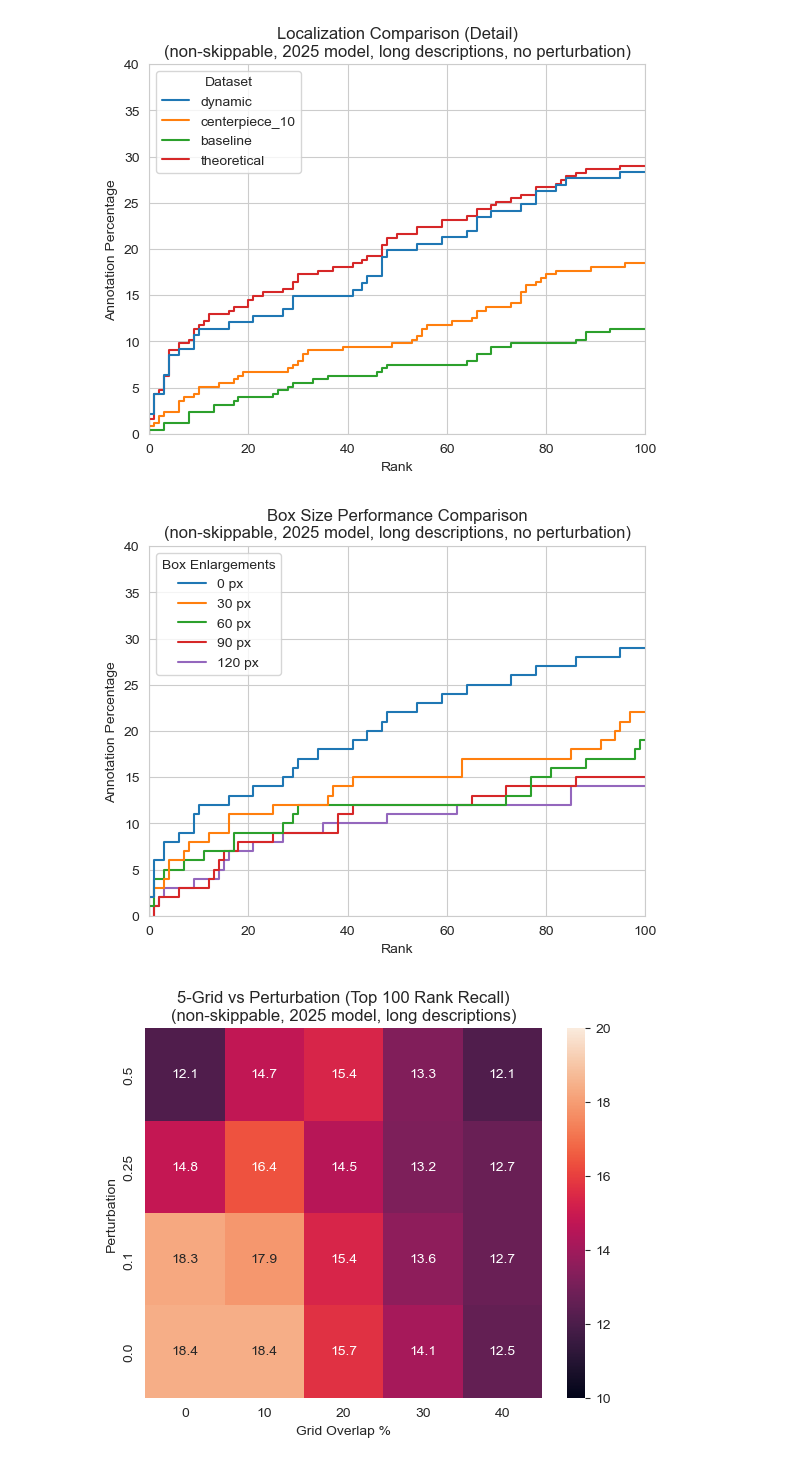
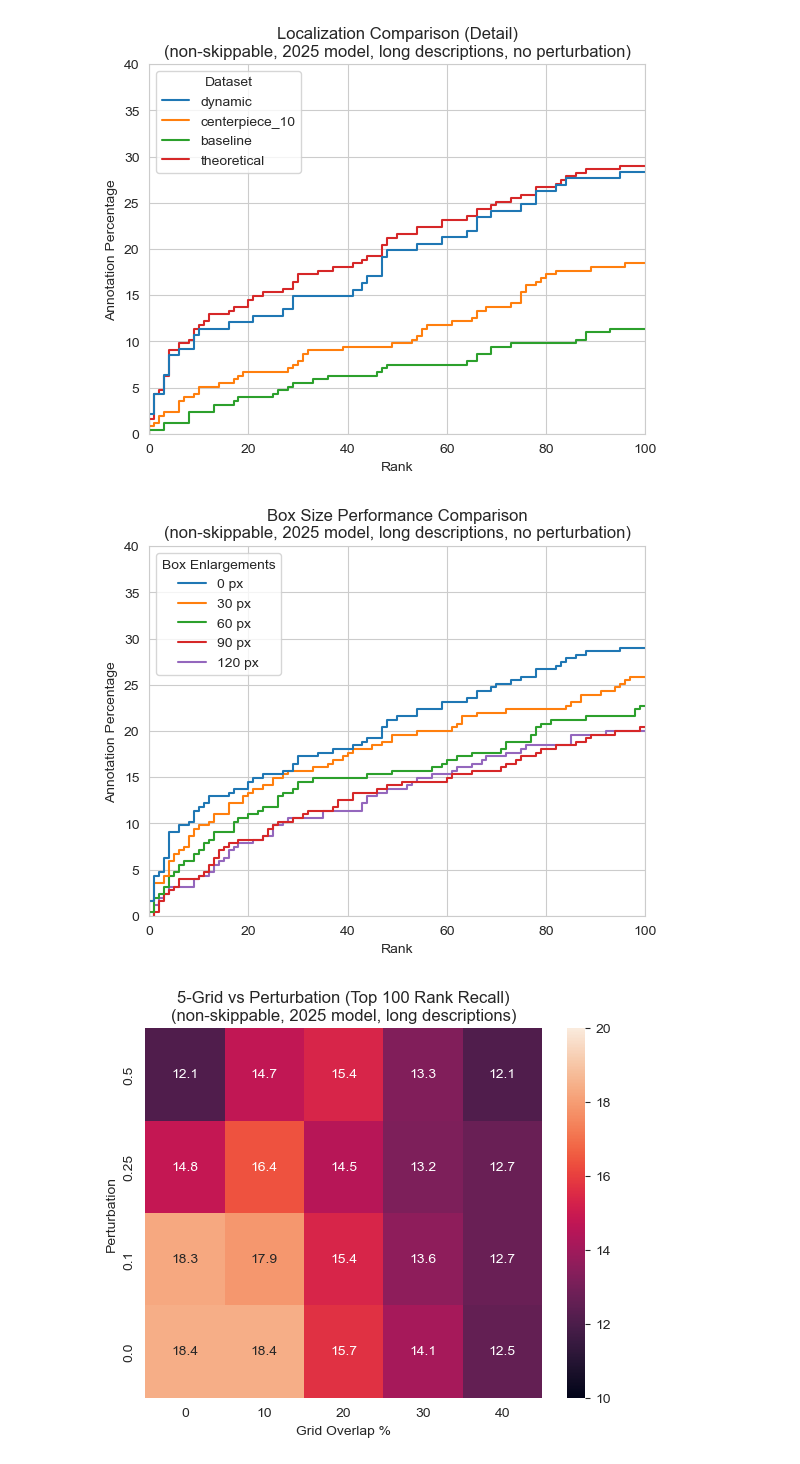
Before and after one commit to eceltov/V3Project, a Jupyter notebook: graphs.ipynb, the cells around one changed output. Cells and saved outputs as stored; diff of their text form; code cells hidden in the pictures.

Commit message:
updated graphs

```diff
--- a/graphs.ipynb
+++ b/graphs.ipynb
@@ -498,35 +413,19 @@ plot_cumulative("Localization Comparison (Detail)\n(non-skippable, 2025 model, l
 # %%
 filtered = get_filtered_ranks_optimal(skippable=False, model_year=2025, description_kind="long")
 filtered_static = get_filtered_ranks(skippable=False, model_year=2025, description_kind="long", kind="whole")
-filtered_static
-# filtered.reset_index()
-# area_incs = []
-# for index, row in filtered.iterrows():
-#   filter = (filtered["author"] == row["author"]) & (filtered["skippable"] == row["skippable"]) & (filtered["annotation_id"] == row["annotation_id"])
-#   base = filtered[filter & (filtered["box_enlargements"] == 0)]
-#   area_incs.append(int(row.area) / int(base.area))
-# filtered.insert(0, "area_inc", area_incs)
-
-filtered = pd.concat([
-  filtered[filtered.box_enlargements == 0][:100],
-  filtered[filtered.box_enlargements == 1][:100],
-  filtered[filtered.box_enlargements == 2][:100],
-  filtered[filtered.box_enlargements == 3][:100],
-  filtered[filtered.box_enlargements == 4][:100],
-])
 
 fig, ax = plt.subplots()
 ax.set_xlabel("Rank")
 ax.set_ylabel("Annotation Percentage")
 hue = filtered[["box_enlargements"]].apply(lambda row: f"{row.box_enlargements * 30} px", axis=1)
 hue.name = "Box Enlargements"
 g = sns.ecdfplot(data=filtered, x="rank", hue=hue, stat="percent")
 g = g.set_title("Box Size Performance Comparison\n(non-skippable, 2025 model, long descriptions, no perturbation)")
 ax.set_xlim(0, 100)
 ax.set_ylim(0, 40)
 plt.show()
 # %% [output]
-[figure, old version]
+[figure, new version]
 # %%
 grids = ["centerpiece_0", "centerpiece_10", "centerpiece_20", "centerpiece_30", "centerpiece_40"]
 pertubation_factors = [0, 0.1, 0.25, 0.5]
```
Also changed, not shown: parts of 15 cells of this notebook, 1 other file.
